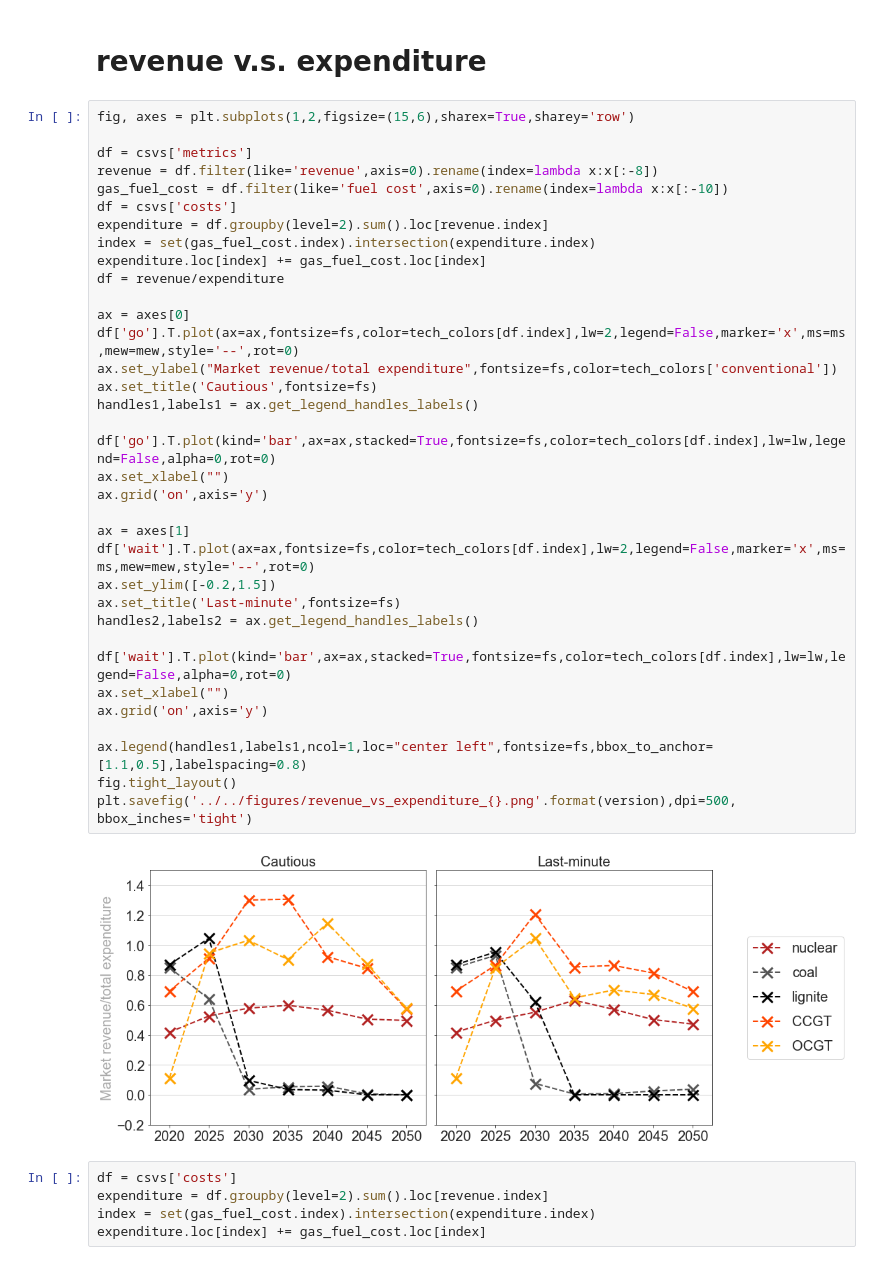
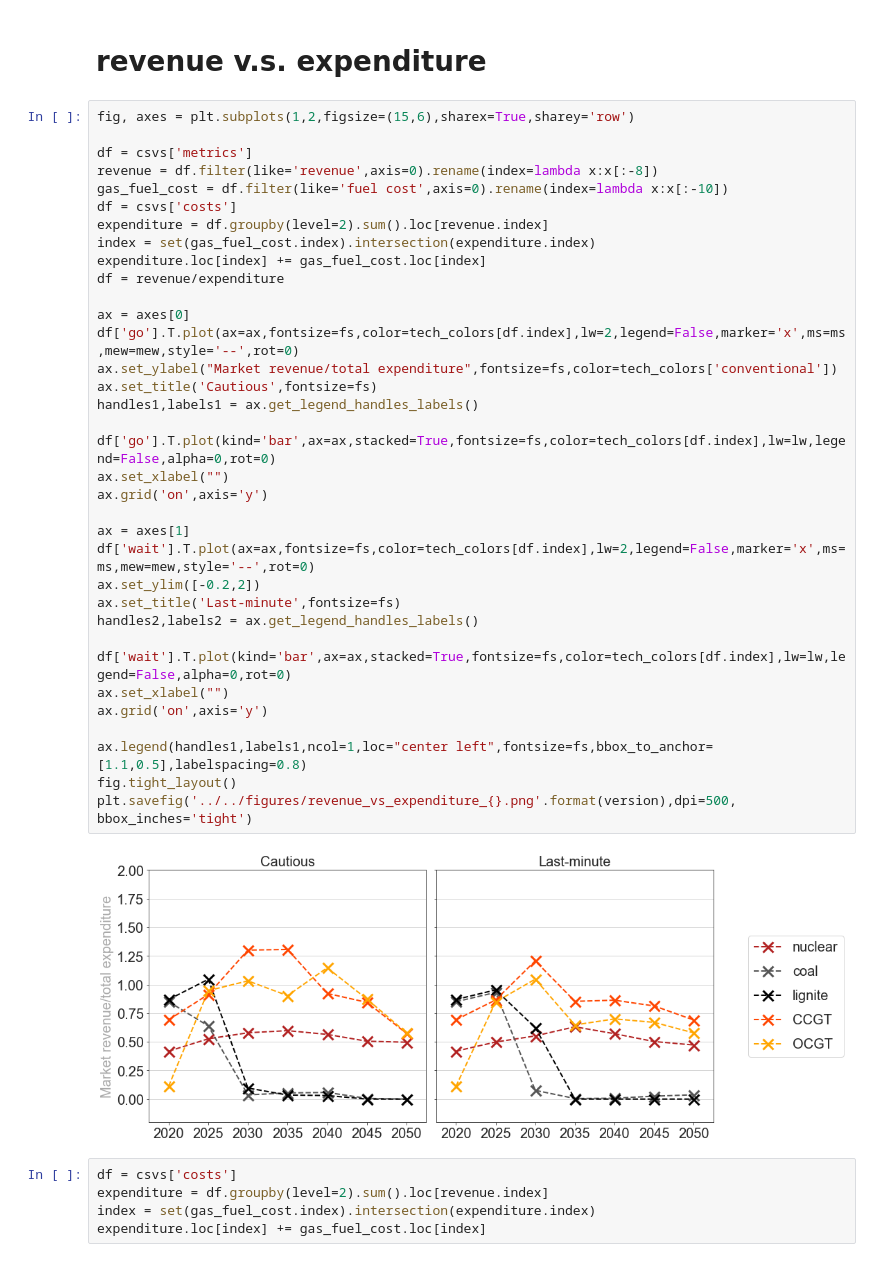
Before and after one commit to martavp/pypsa-eur-sec-30-path, a Jupyter notebook: paper_graphics/notebooks/summary_plot.ipynb, the cells around one changed output. Cells and saved outputs as stored; diff of their text form.

Commit message:
Update figures for TYNDP scenario.

```diff
--- a/paper_graphics/notebooks/summary_plot.ipynb
+++ b/paper_graphics/notebooks/summary_plot.ipynb
@@ -284,35 +280,35 @@ revenue = df.filter(like='revenue',axis=0).rename(index=lambda x:x[:-8])
 gas_fuel_cost = df.filter(like='fuel cost',axis=0).rename(index=lambda x:x[:-10])
 df = csvs['costs']
 expenditure = df.groupby(level=2).sum().loc[revenue.index]
 index = set(gas_fuel_cost.index).intersection(expenditure.index)
 expenditure.loc[index] += gas_fuel_cost.loc[index]
 df = revenue/expenditure
 
 ax = axes[0]
 df['go'].T.plot(ax=ax,fontsize=fs,color=tech_colors[df.index],lw=2,legend=False,marker='x',ms=ms,mew=mew,style='--',rot=0)
 ax.set_ylabel("Market revenue/total expenditure",fontsize=fs,color=tech_colors['conventional'])
 ax.set_title('Cautious',fontsize=fs)
 handles1,labels1 = ax.get_legend_handles_labels()
 
 df['go'].T.plot(kind='bar',ax=ax,stacked=True,fontsize=fs,color=tech_colors[df.index],lw=lw,legend=False,alpha=0,rot=0)
 ax.set_xlabel("")
 ax.grid('on',axis='y')
 
 ax = axes[1]
 df['wait'].T.plot(ax=ax,fontsize=fs,color=tech_colors[df.index],lw=2,legend=False,marker='x',ms=ms,mew=mew,style='--',rot=0)
-ax.set_ylim([-0.2,1.5])
+ax.set_ylim([-0.2,2])
 ax.set_title('Last-minute',fontsize=fs)
 handles2,labels2 = ax.get_legend_handles_labels()
 
 df['wait'].T.plot(kind='bar',ax=ax,stacked=True,fontsize=fs,color=tech_colors[df.index],lw=lw,legend=False,alpha=0,rot=0)
 ax.set_xlabel("")
 ax.grid('on',axis='y')
 
 ax.legend(handles1,labels1,ncol=1,loc="center left",fontsize=fs,bbox_to_anchor=[1.1,0.5],labelspacing=0.8)
 fig.tight_layout()
 plt.savefig('../../figures/revenue_vs_expenditure_{}.png'.format(version),dpi=500, bbox_inches='tight')
 # %% [output]
-[figure, old version]
+[figure, new version]
 # %%
 df = csvs['costs']
 expenditure = df.groupby(level=2).sum().loc[revenue.index]
```
Also changed, not shown: parts of 2 cells of this notebook, 7 other files.
